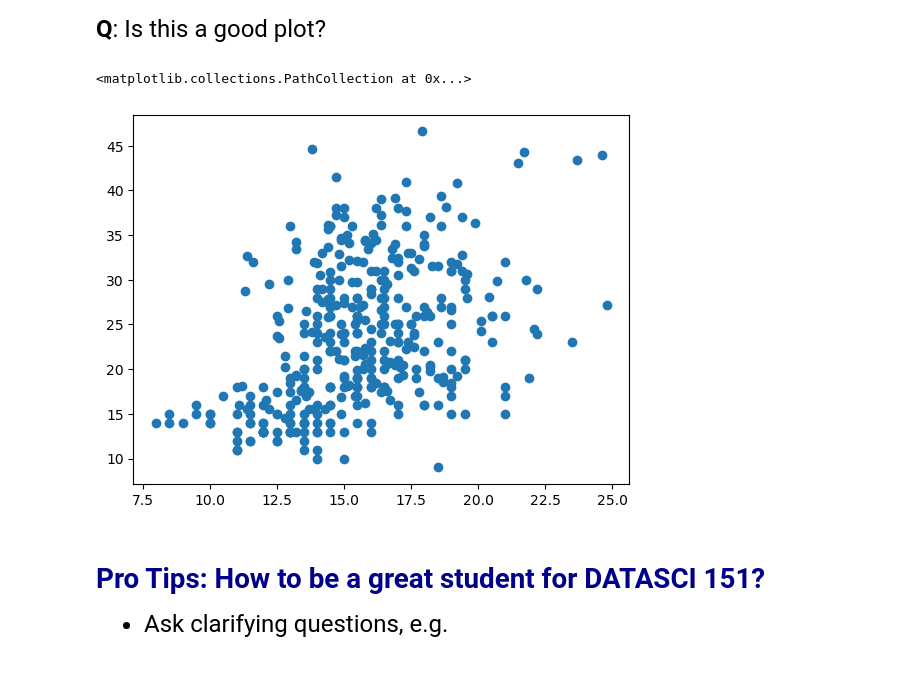
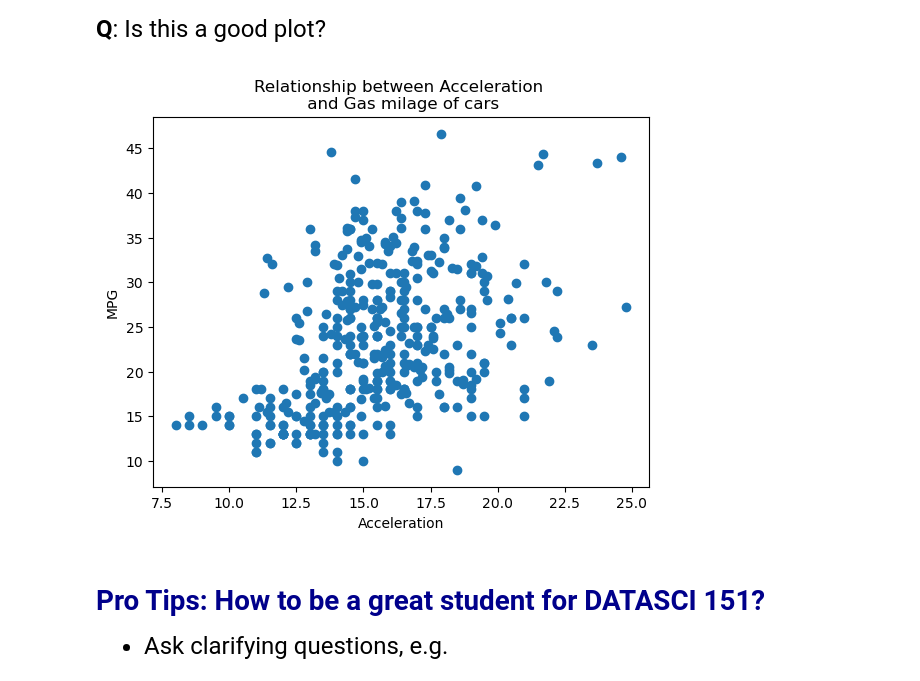
Before and after one commit to miabarnett18/datasci151spring2026, a Jupyter notebook: lecture_02/lecture_02 my copy.ipynb, the cells around one changed output. Cells and saved outputs as stored; diff of their text form; code cells hidden in the pictures.

```diff
--- a/lecture_02/lecture_02 my copy.ipynb
+++ b/lecture_02/lecture_02 my copy.ipynb
@@ -419,9 +412,12 @@ plt.show()
 # %%
 # Try another scatter plot with x = "acceleration"
 plt.scatter(x = carfeatures['acceleration'], y = carfeatures['mpg'])
+plt.xlabel("Acceleration")
+plt.ylabel("MPG")
+plt.title("Relationship between Acceleration \n and Gas milage of cars")
+plt.show()
 # %% [output]
-<matplotlib.collections.PathCollection at 0x...>
-[figure, old version]
+[figure, new version]
 # %% [markdown]
 
 
```
Also changed, not shown: parts of 5 cells of this notebook, 1 other file.
